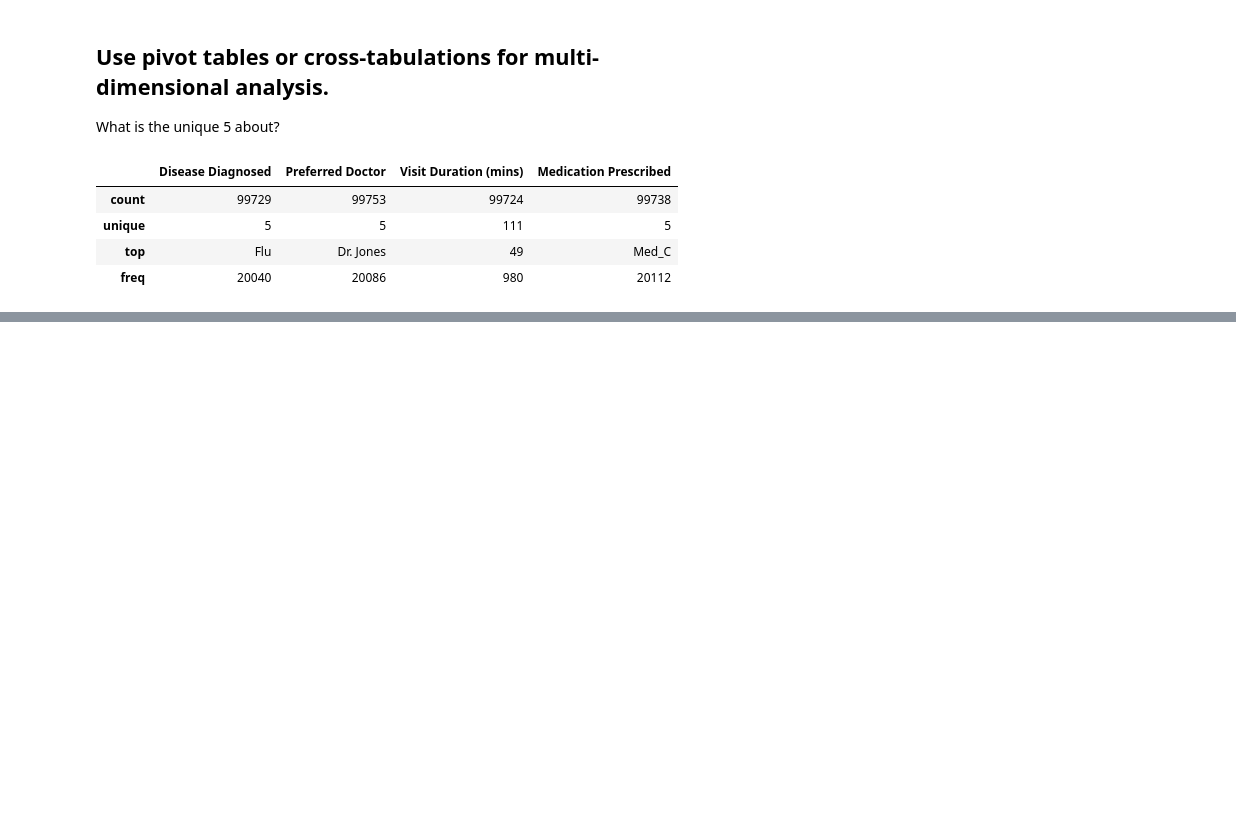
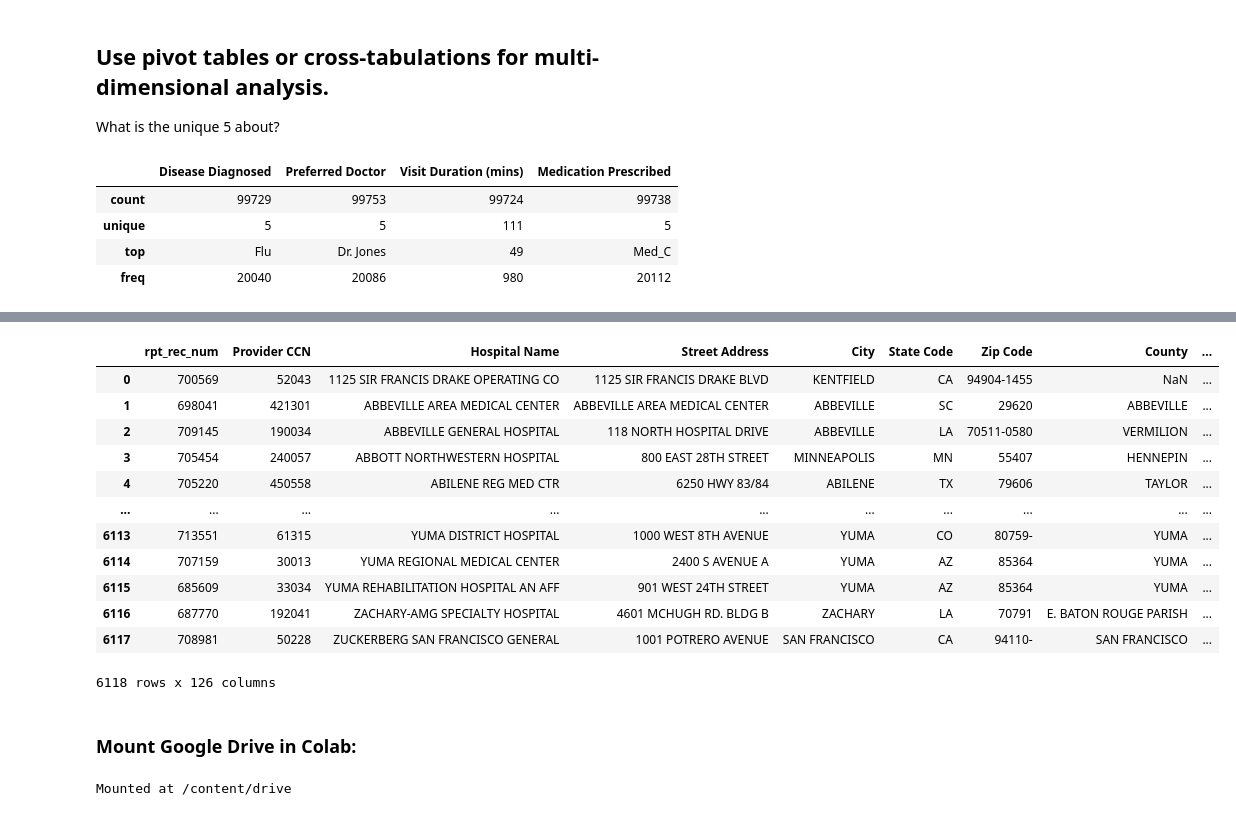
Before and after one commit to newbie-sandy/datasci_2_manipulation, a Jupyter notebook: 2_Data_Cleaning.ipynb, the cells around one changed output, grey strips where cells are left out. Cells and saved outputs as stored; diff of their text form; code cells hidden in the pictures; blank space fills up the shorter version.

```diff
--- a/2_Data_Cleaning.ipynb
+++ b/2_Data_Cleaning.ipynb
@@ -179,0 +228,25 @@ disease_and_medication.describe()
+# %%
+import modin.pandas as mpd
+modindf = mpd.read_csv('/content/Hospital_Cost_Report_2019.csv')
+modindf
+# %% [output]
+|  | rpt_rec_num | Provider CCN | Hospital Name | Street Address | City | State Code | Zip Code | County | ... |
+| 0 | 700569 | 52043 | 1125 SIR FRANCIS DRAKE OPERATING CO | 1125 SIR FRANCIS DRAKE BLVD | KENTFIELD | CA | 94904-1455 | NaN | ... |
+| 1 | 698041 | 421301 | ABBEVILLE AREA MEDICAL CENTER | ABBEVILLE AREA MEDICAL CENTER | ABBEVILLE | SC | 29620 | ABBEVILLE | ... |
+| 2 | 709145 | 190034 | ABBEVILLE GENERAL HOSPITAL | 118 NORTH HOSPITAL DRIVE | ABBEVILLE | LA | 70511-0580 | VERMILION | ... |
+| 3 | 705454 | 240057 | ABBOTT NORTHWESTERN HOSPITAL | 800 EAST 28TH STREET | MINNEAPOLIS | MN | 55407 | HENNEPIN | ... |
+| 4 | 705220 | 450558 | ABILENE REG MED CTR | 6250 HWY 83/84 | ABILENE | TX | 79606 | TAYLOR | ... |
+| ... | ... | ... | ... | ... | ... | ... | ... | ... | ... |
+| 6113 | 713551 | 61315 | YUMA DISTRICT HOSPITAL | 1000 WEST 8TH AVENUE | YUMA | CO | 80759- | YUMA | ... |
+| 6114 | 707159 | 30013 | YUMA REGIONAL MEDICAL CENTER | 2400 S AVENUE A | YUMA | AZ | 85364 | YUMA | ... |
+| 6115 | 685609 | 33034 | YUMA REHABILITATION HOSPITAL AN AFF | 901 WEST 24TH STREET | YUMA | AZ | 85364 | YUMA | ... |
+| 6116 | 687770 | 192041 | ZACHARY-AMG SPECIALTY HOSPITAL | 4601 MCHUGH RD. BLDG B | ZACHARY | LA | 70791 | E. BATON ROUGE PARISH | ... |
+| 6117 | 708981 | 50228 | ZUCKERBERG SAN FRANCISCO GENERAL | 1001 POTRERO AVENUE | SAN FRANCISCO | CA | 94110- | SAN FRANCISCO | ... |
+6118 rows x 126 columns
+# %% [markdown]
+### Mount Google Drive in Colab:
+# %%
+from google.colab import drive
+drive.mount('/content/drive')
+# %% [output]
+Mounted at /content/drive
```
Also changed, not shown: parts of 5 cells of this notebook.
